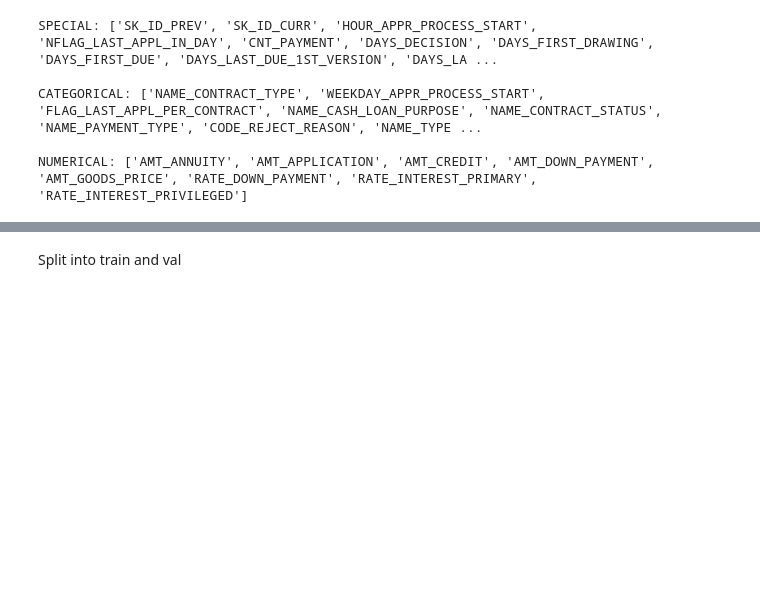
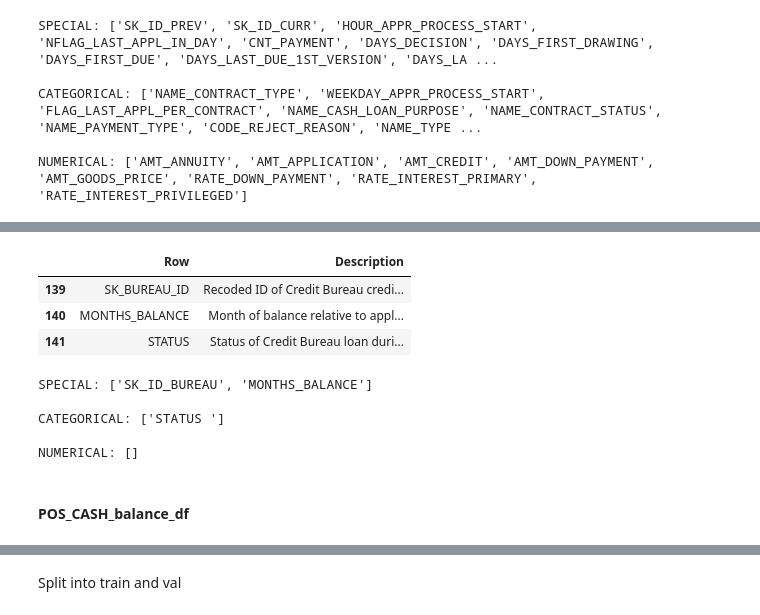
Before and after one commit to USL99/home-credit-default-risk, a Jupyter notebook: notebooks/03_feature_engineering.ipynb, the cells around one changed output, grey strips where cells are left out. Saved outputs shown, nothing was run; the diff lists cells and outputs as text; code cells hidden in the pictures; blank space fills up the shorter version.

```diff
--- a/notebooks/03_feature_engineering.ipynb
+++ b/notebooks/03_feature_engineering.ipynb
@@ -353,0 +313,9 @@ NUMERICAL: ['AMT_ANNUITY', 'AMT_APPLICATION', 'AMT_CREDIT', 'AMT_DOWN_PAYMENT',
+# %%
+home_credit_columns_description_df = pd.read_csv(path_to_data+"HomeCredit_columns_description.csv", encoding="cp1252")
+bureau_balance_description = home_credit_columns_description_df[home_credit_columns_description_df["Table"].astype(str).str.contains("bureau_balance.csv", case = False, na=False)]
+display(bureau_balance_description[["Row", "Description"]])
+# %% [output]
+|  | Row | Description |
+| 139 | SK_BUREAU_ID | Recoded ID of Credit Bureau credi... |
+| 140 | MONTHS_BALANCE | Month of balance relative to appl... |
+| 141 | STATUS | Status of Credit Bureau loan duri... |
@@ -353,0 +326,12 @@ NUMERICAL: ['AMT_ANNUITY', 'AMT_APPLICATION', 'AMT_CREDIT', 'AMT_DOWN_PAYMENT',
+# %%
+print("SPECIAL:", special_cols_bureau_balance_df)
+print("\nCATEGORICAL:", categorical_cols_bureau_balance_df)
+print("\nNUMERICAL:", numerical_cols_bureau_balance_df)
+# %% [output]
+SPECIAL: ['SK_ID_BUREAU', 'MONTHS_BALANCE']
+
+CATEGORICAL: ['STATUS ']
+
+NUMERICAL: []
+# %% [markdown]
+#### POS_CASH_balance_df
```
Also changed, not shown: parts of 38 cells of this notebook.
